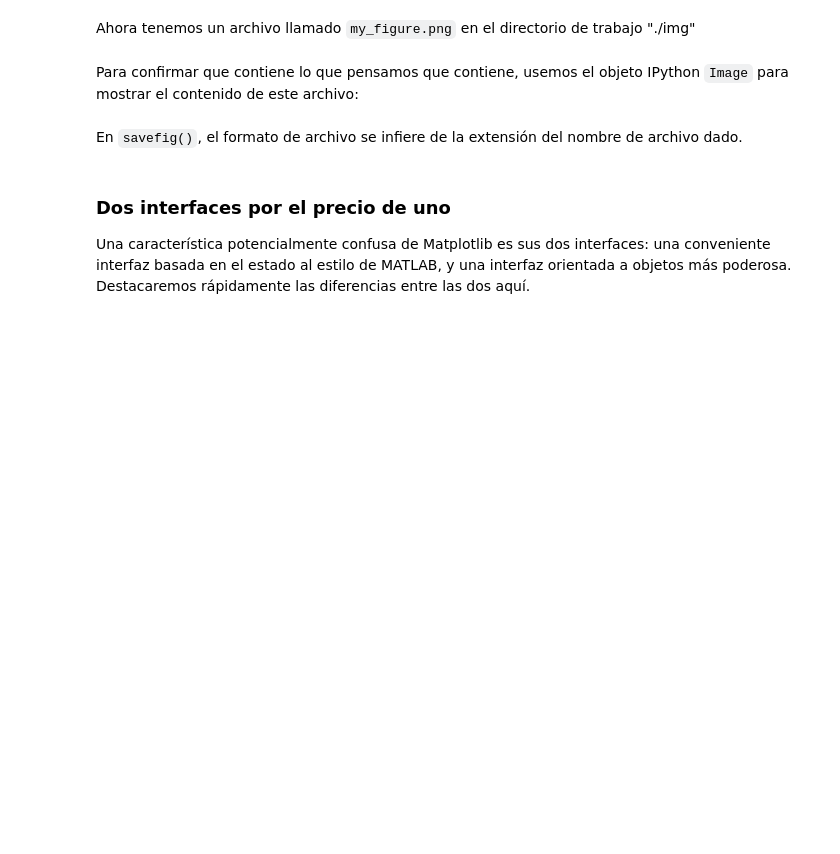
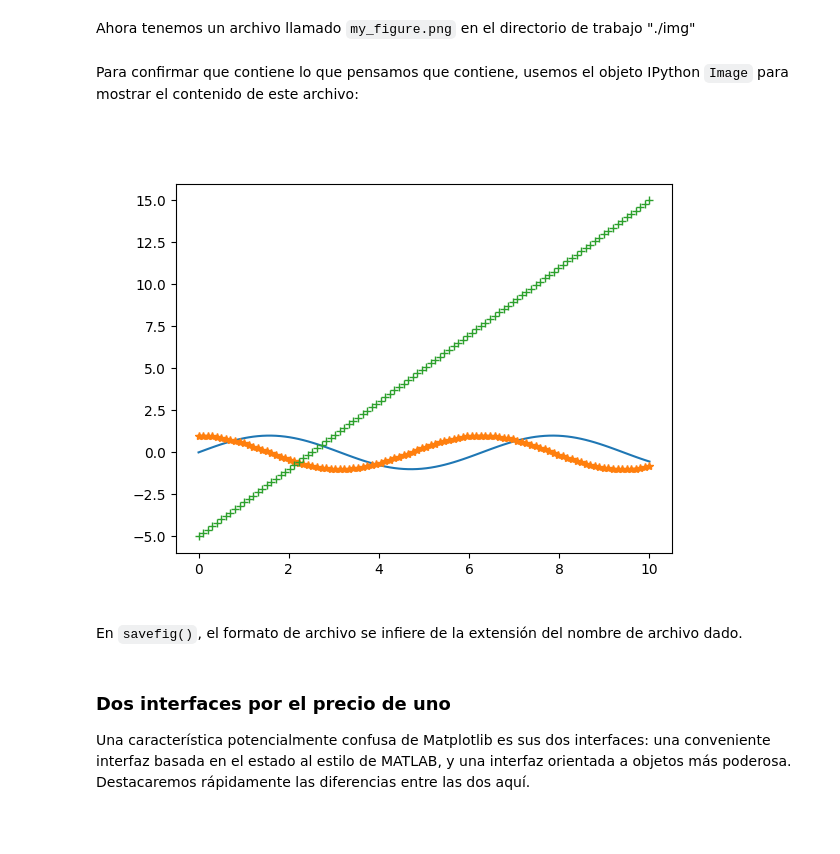
Before and after one commit to IagoG7/ONLINE_DS_THEBRIDGE_IagoGarcia, a Jupyter notebook: Sprint_08/Unidad_01/Teoría/01_Presentacion_Matplotlib.ipynb, the cells around one changed output. Drawn from its saved outputs; the diff is of its cells as text; code cells hidden in the pictures; blank space fills up the shorter version.

```diff
--- a/Sprint_08/Unidad_01/Teoría/01_Presentacion_Matplotlib.ipynb
+++ b/Sprint_08/Unidad_01/Teoría/01_Presentacion_Matplotlib.ipynb
@@ -66,6 +101,11 @@ Por ejemplo, para guardar la figura anterior como un archivo PNG, puedes ejecuta
 Ahora tenemos un archivo llamado ``my_figure.png`` en el directorio de trabajo "./img"
 # %% [markdown]
 Para confirmar que contiene lo que pensamos que contiene, usemos el objeto IPython ``Image`` para mostrar el contenido de este archivo:
+# %%
+from IPython.display import Image
+Image("./my_figure.png")
+# %% [output]
+[figure, added]
 # %% [markdown]
 En ``savefig()``, el formato de archivo se infiere de la extensión del nombre de archivo dado.
 # %% [markdown]
```
Also changed, not shown: parts of 11 cells of this notebook.
